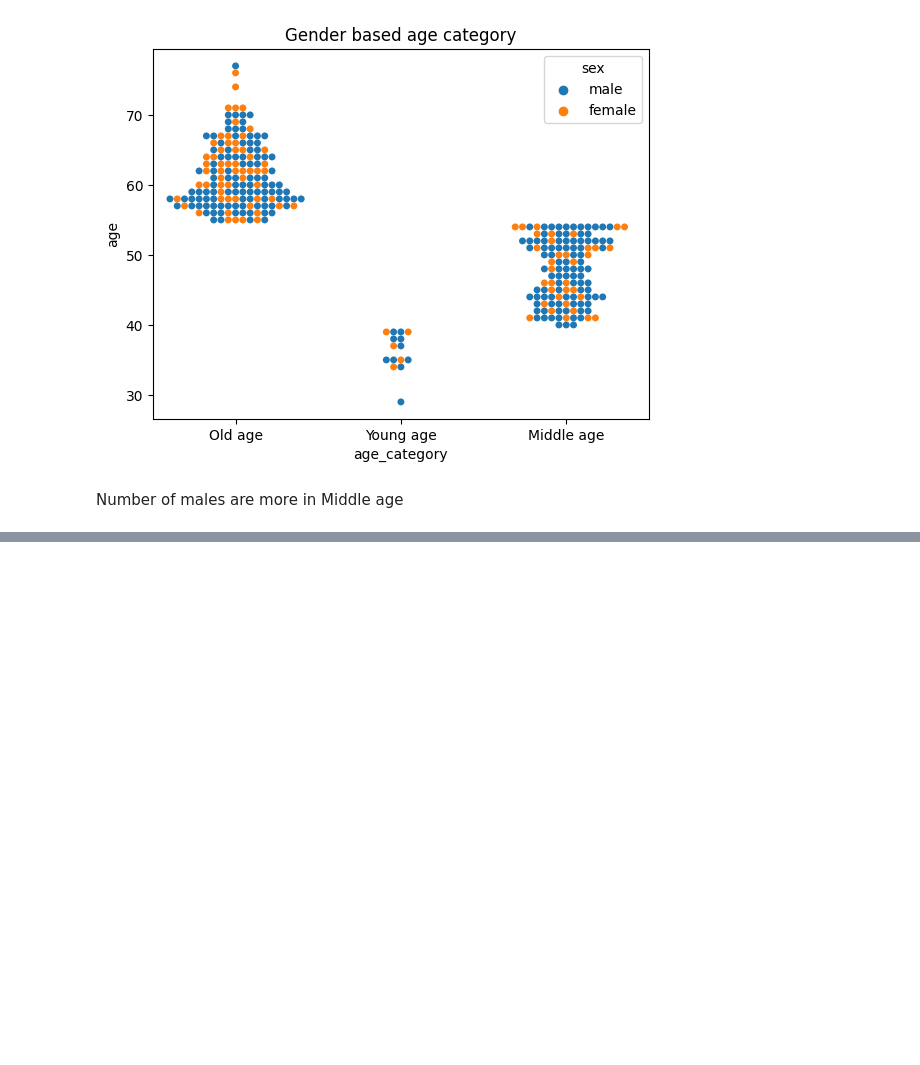
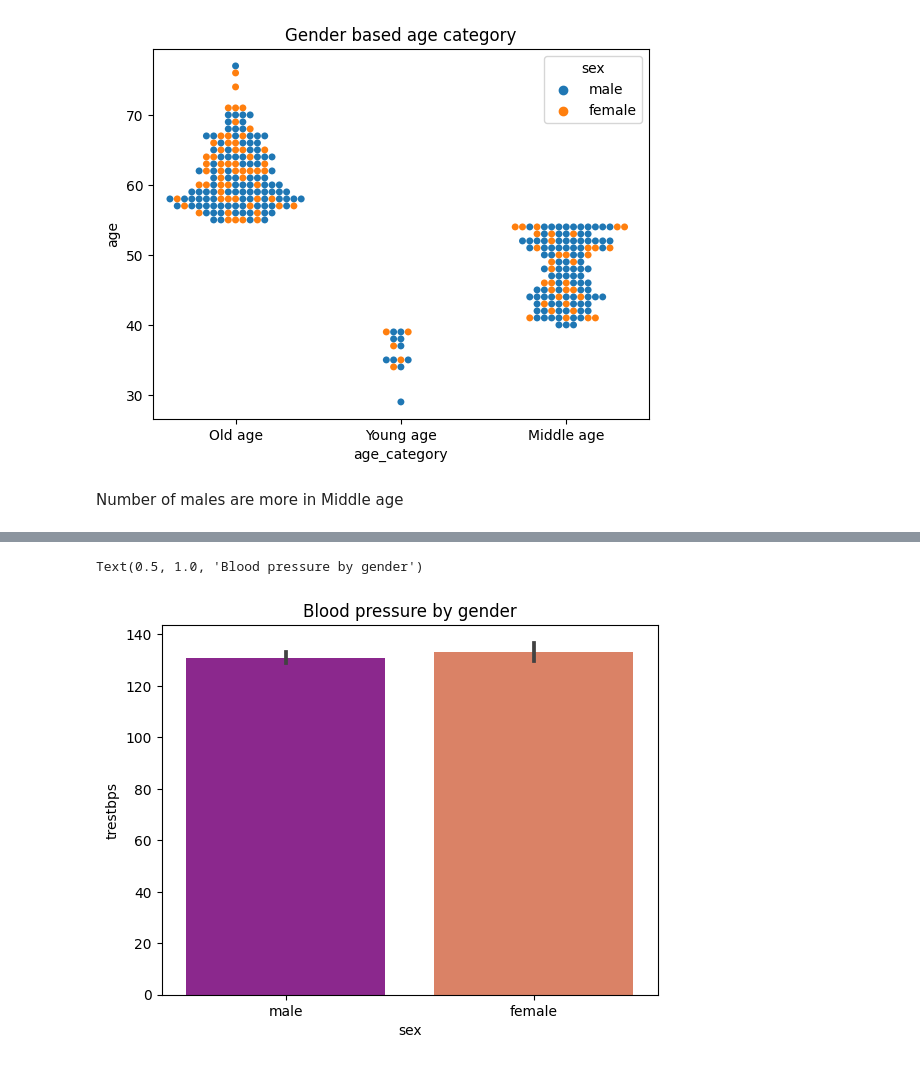
Before and after one commit to RohanDarjii/Heart-Disease-Analysis, a Jupyter notebook: heartdisease.ipynb, the cells around one changed output, grey strips where cells are left out. Cells and saved outputs as stored; diff of their text form; code cells hidden in the pictures; blank space fills up the shorter version.

```diff
--- a/heartdisease.ipynb
+++ b/heartdisease.ipynb
@@ -235,0 +294,6 @@ Number of males are more in Middle age
+# %%
+sns.barplot(df,x='sex',y='trestbps',palette='plasma')
+plt.title('Blood pressure by gender')
+# %% [output]
+Text(0.5, 1.0, 'Blood pressure by gender')
+[figure, added]
```
Also changed, not shown: parts of 25 cells of this notebook.
